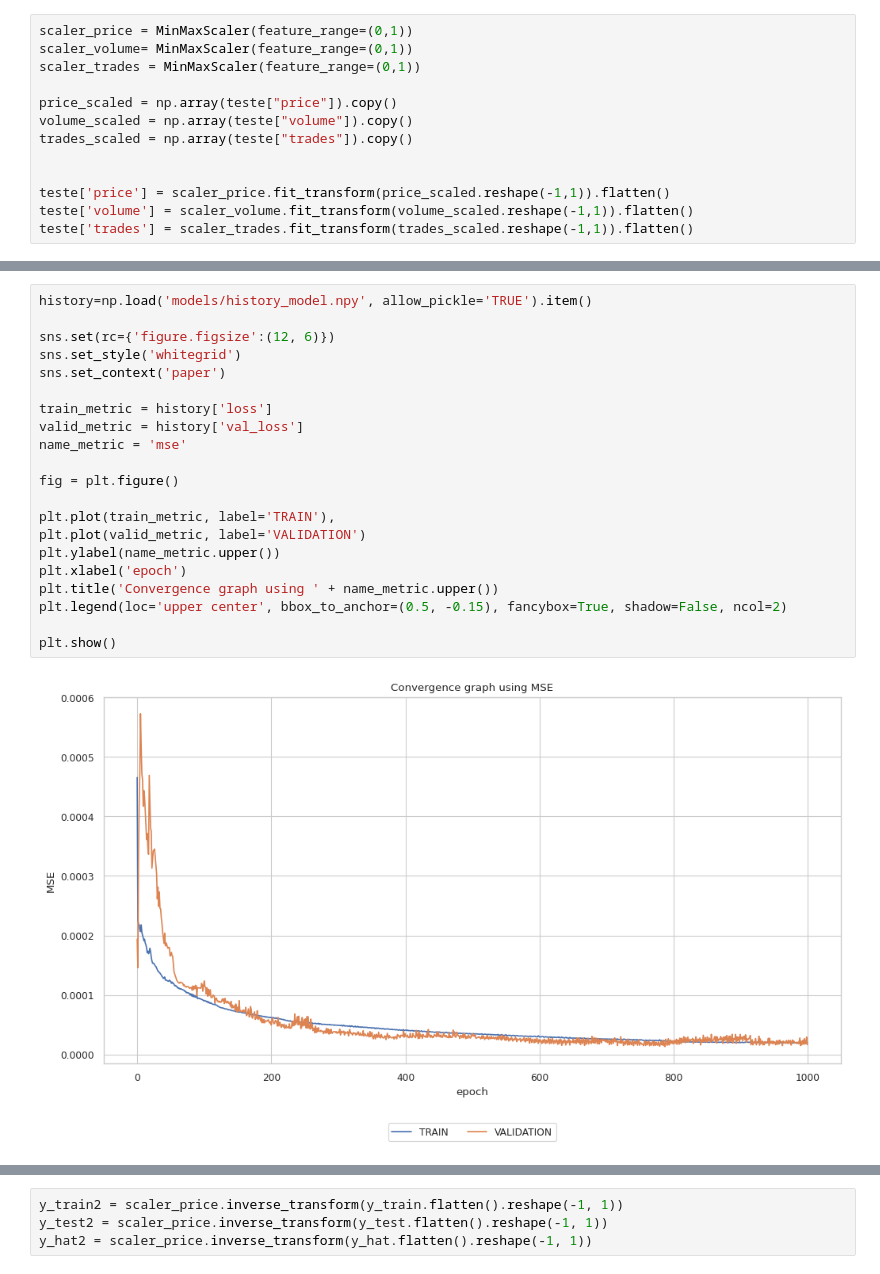
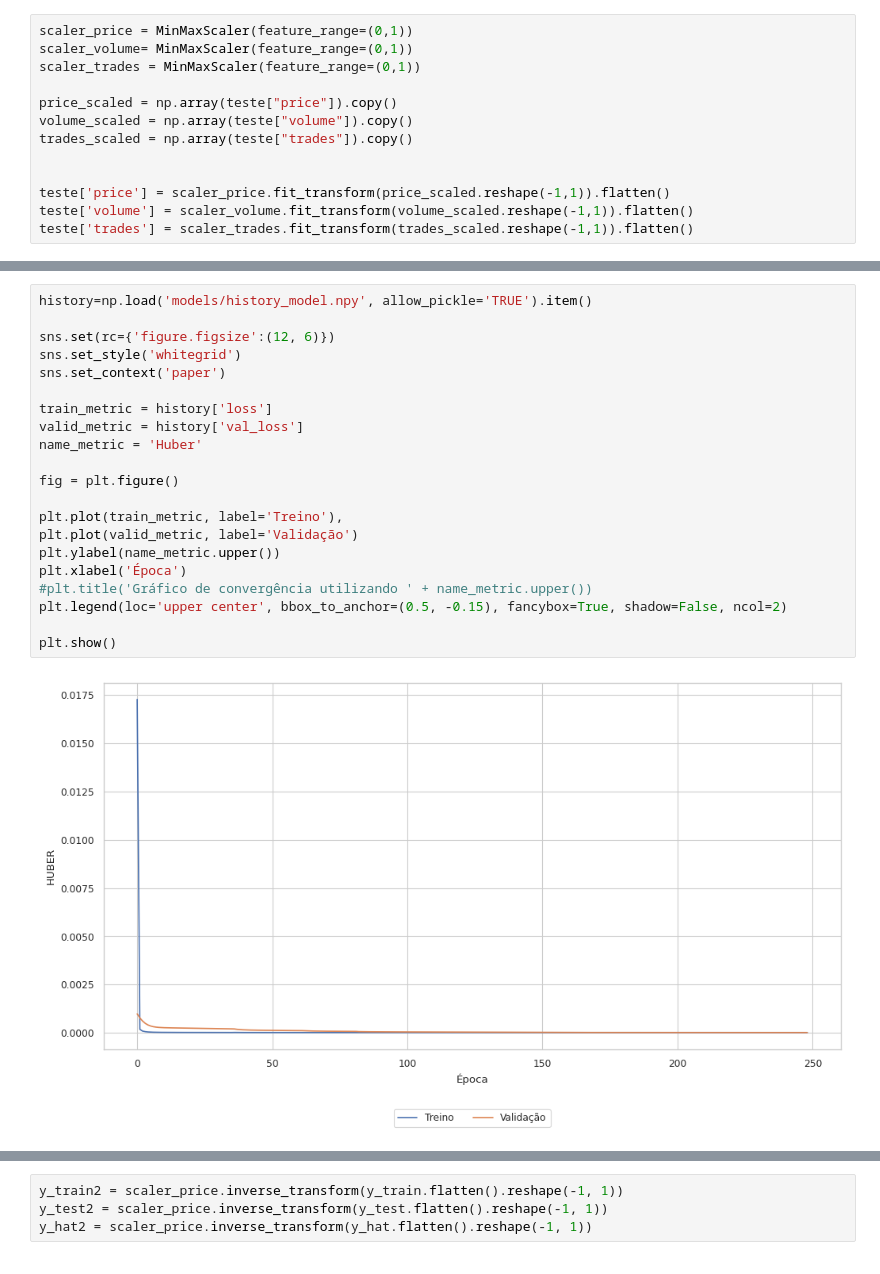
Before and after one commit to mickaelosvaldo1999/Analise-comparativa-entre-algoritmos-de-predicao-de-preco-para-o-Bitcoin, a Jupyter notebook: Implementação/LSTM.ipynb, the cells around one changed output, grey strips where cells are left out. Cells and saved outputs as stored; diff of their text form.

```diff
--- a/Implementação/LSTM.ipynb
+++ b/Implementação/LSTM.ipynb
@@ -247,26 +268,26 @@ Epoch 1000/1000
 # %%
 history=np.load('models/history_model.npy', allow_pickle='TRUE').item()
 
 sns.set(rc={'figure.figsize':(12, 6)})
 sns.set_style('whitegrid')
 sns.set_context('paper')
 
 train_metric = history['loss']
 valid_metric = history['val_loss']
-name_metric = 'mse'
+name_metric = 'Huber'
 
 fig = plt.figure()
 
-plt.plot(train_metric, label='TRAIN'),
-plt.plot(valid_metric, label='VALIDATION')
+plt.plot(train_metric, label='Treino'),
+plt.plot(valid_metric, label='Validação')
 plt.ylabel(name_metric.upper())
-plt.xlabel('epoch')
-plt.title('Convergence graph using ' + name_metric.upper())
+plt.xlabel('Época')
+#plt.title('Gráfico de convergência utilizando ' + name_metric.upper())
 plt.legend(loc='upper center', bbox_to_anchor=(0.5, -0.15), fancybox=True, shadow=False, ncol=2)
 
 plt.show()
 # %% [output]
-[figure, old version]
+[figure, new version]
 # %%
 y_hat = model_trained.predict(x_test)
 # %% [output]
```
Also changed, not shown: parts of 25 cells of this notebook, 44 other files.
